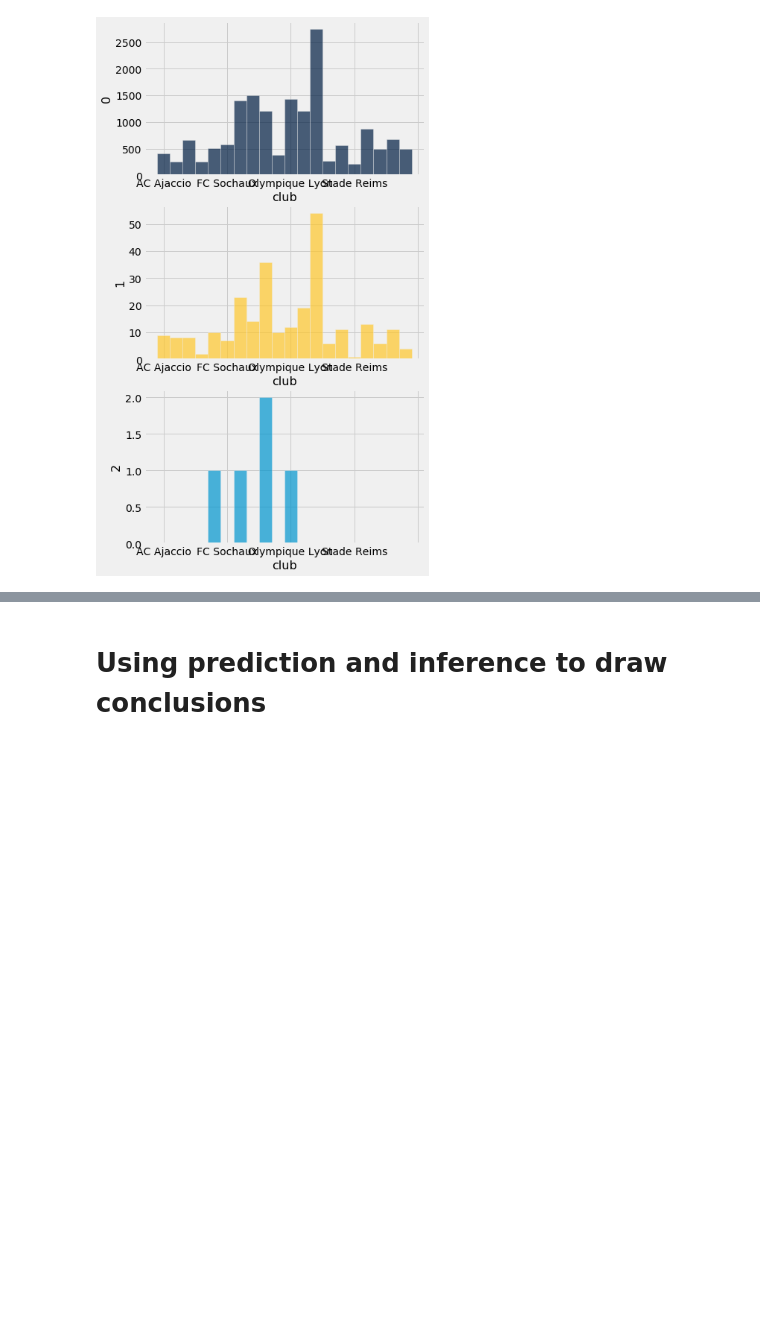
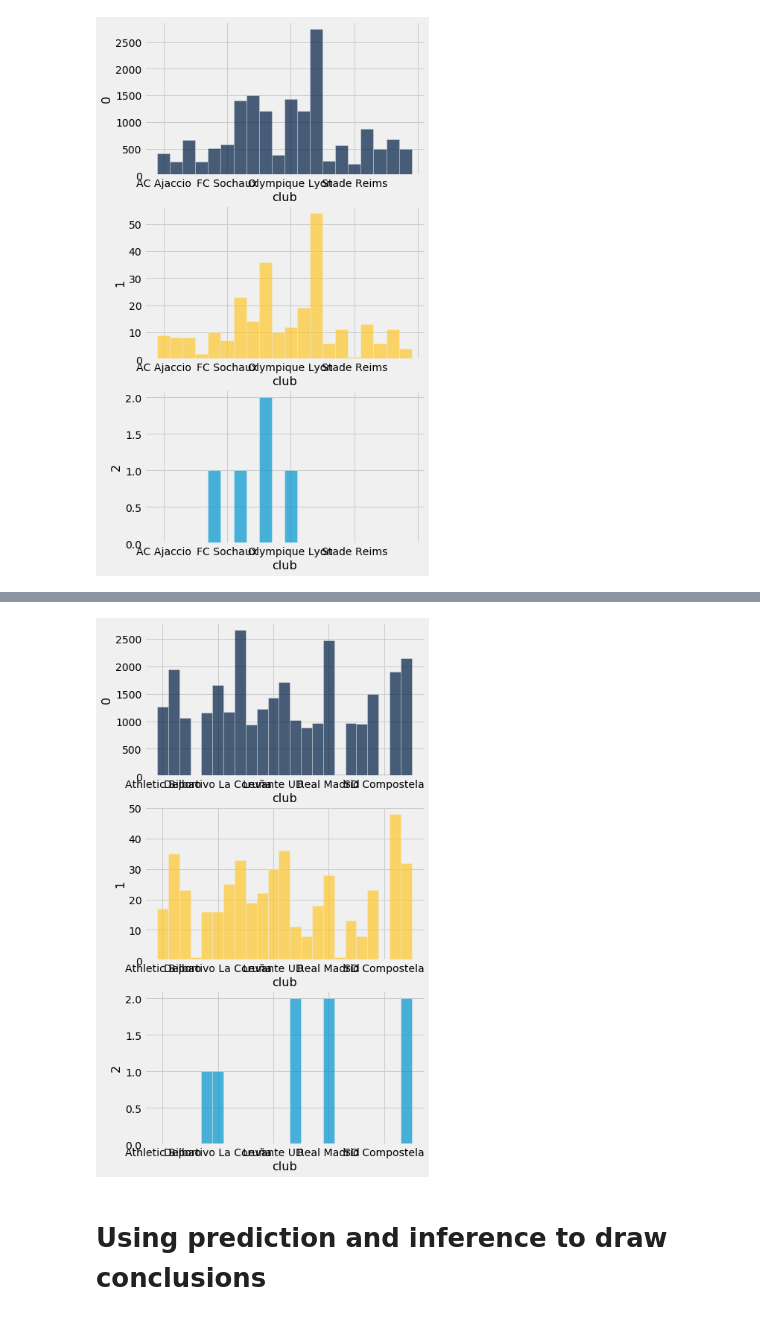
Before and after one commit to ds-modules/BUDS-SU21-Dev, a Jupyter notebook: Project_Extensions/Soccer/Soccer_Extension.ipynb, the cells around one changed output, grey strips where cells are left out. Drawn from its saved outputs; the diff is of its cells as text; code cells hidden in the pictures; blank space fills up the shorter version.

```diff
--- a/Project_Extensions/Soccer/Soccer_Extension.ipynb
+++ b/Project_Extensions/Soccer/Soccer_Extension.ipynb
@@ -255,2 +304,10 @@ Interpret what you see. Which countries (if any) do you hypothesis tend to award
+# %%
+#KEY
+
+spain_agg = spain.pivot("redCards", "club")
+
+spain_agg.bar("club", overlay=False)
+# %% [output]
+[figure, added]
 # %% [markdown]
 # Using prediction and inference to draw conclusions <a id='subsection 1a'></a>
```
Also changed, not shown: parts of 26 cells of this notebook.
